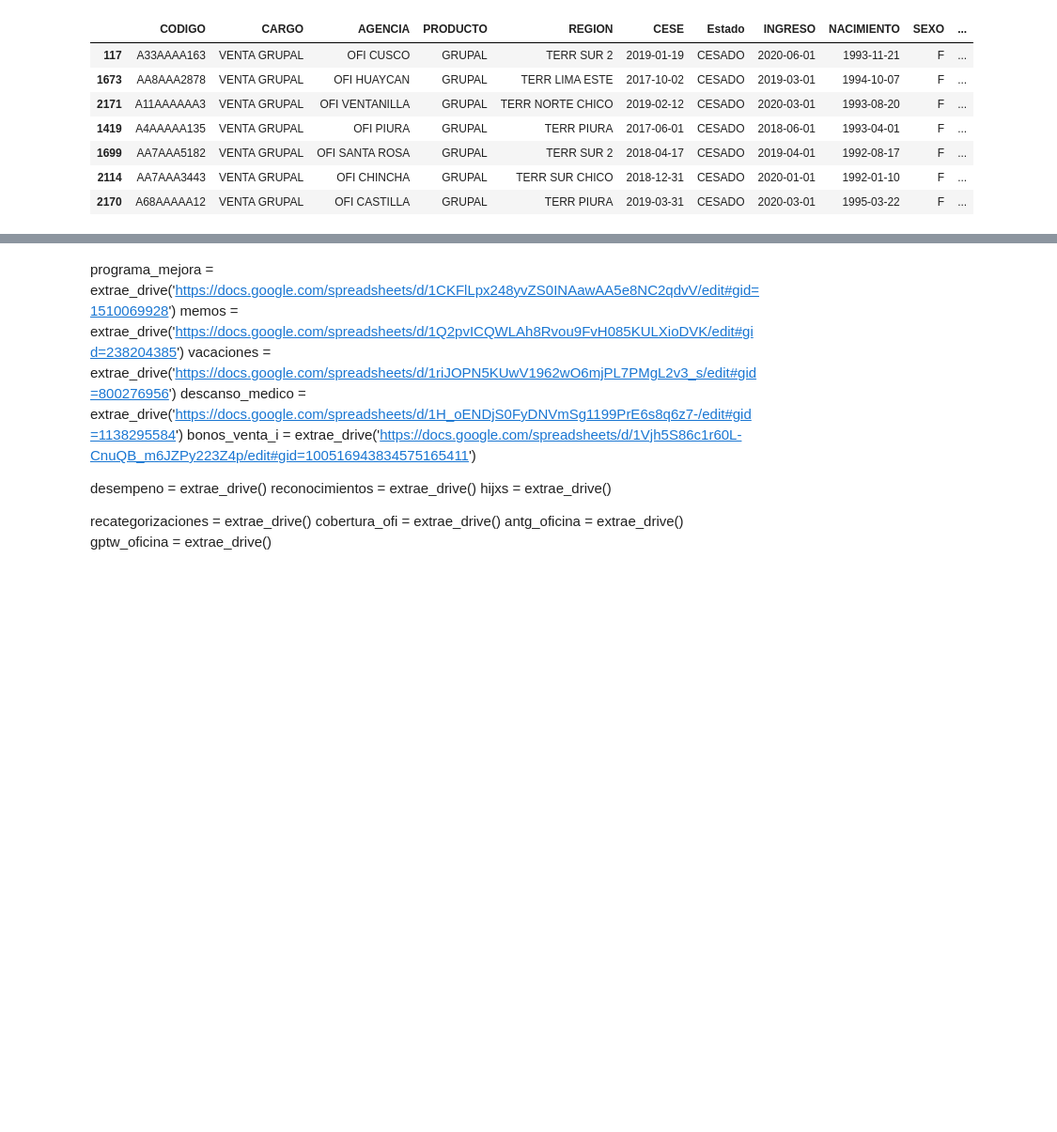
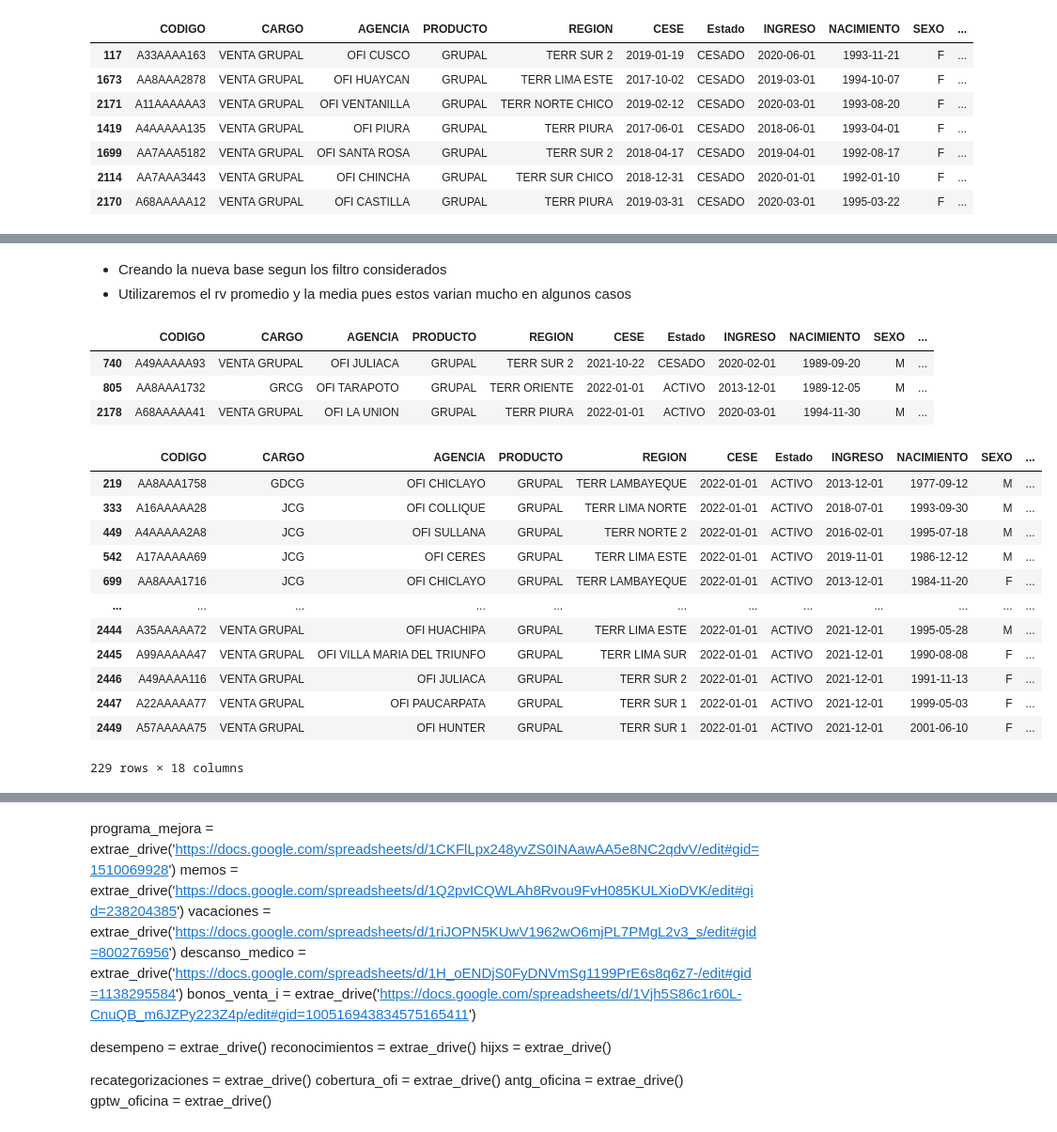
Before and after one commit to anamumaq/Proyecto_DS_CodigoFacilito, a Jupyter notebook: analisis_grupal.ipynb, the cells around one changed output, grey strips where cells are left out. Shown at 94% size. Cells and saved outputs as stored; diff of their text form; code cells hidden in the pictures; blank space fills up the shorter version.

Commit message:
bono variable

```diff
--- a/analisis_grupal.ipynb
+++ b/analisis_grupal.ipynb
@@ -219,3 +198,4 @@ datos_personales.sort_values(
 cod = df.query('antiguedad < 0')['CODIGO'].unique()
 df.loc[df['CODIGO'].isin(cod), 'CESE'] = '2021-01-01'
 df.loc[df['CODIGO'].isin(cod), 'Estado'] = 'ACTIVO'
+df['antiguedad'] = (((df['CESE'] - df['INGRESO']).dt.days)/30).round(0) #meses
@@ -251,0 +275,42 @@ bonos_venta.sample(5)
+# %% [markdown]
+* Creando la nueva base segun los filtro considerados
+* Utilizaremos el rv promedio y la media pues estos varian mucho en algunos casos
+# %%
+bonos_venta = bonos_venta.query(
+                'MES <= "2020-03-01" | MES >= "2020-10-01" '
+            ).groupby(
+                by = 'CODIGO',
+                as_index = False
+            ).agg(
+                rv_prom = ('RV', 'mean'),
+                rv_median = ('RV', 'median')
+            )
+# %%
+df.sample(3)
+# %% [output]
+|  | CODIGO | CARGO | AGENCIA | PRODUCTO | REGION | CESE | Estado | INGRESO | NACIMIENTO | SEXO | ... |
+| 740 | A49AAAAA93 | VENTA GRUPAL | OFI JULIACA | GRUPAL | TERR SUR 2 | 2021-10-22 | CESADO | 2020-02-01 | 1989-09-20 | M | ... |
+| 805 | AA8AAA1732 | GRCG | OFI TARAPOTO | GRUPAL | TERR ORIENTE | 2022-01-01 | ACTIVO | 2013-12-01 | 1989-12-05 | M | ... |
+| 2178 | A68AAAAA41 | VENTA GRUPAL | OFI LA UNION | GRUPAL | TERR PIURA | 2022-01-01 | ACTIVO | 2020-03-01 | 1994-11-30 | M | ... |
+# %%
+df = pd.merge(
+        df,
+        bonos_venta,
+        on = 'CODIGO',
+        how = 'left')
+# %%
+df[df['rv_prom_x'].isnull()]
+# %% [output]
+|  | CODIGO | CARGO | AGENCIA | PRODUCTO | REGION | CESE | Estado | INGRESO | NACIMIENTO | SEXO | ... |
+| 219 | AA8AAA1758 | GDCG | OFI CHICLAYO | GRUPAL | TERR LAMBAYEQUE | 2022-01-01 | ACTIVO | 2013-12-01 | 1977-09-12 | M | ... |
+| 333 | A16AAAAA28 | JCG | OFI COLLIQUE | GRUPAL | TERR LIMA NORTE | 2022-01-01 | ACTIVO | 2018-07-01 | 1993-09-30 | M | ... |
+| 449 | A4AAAAA2A8 | JCG | OFI SULLANA | GRUPAL | TERR NORTE 2 | 2022-01-01 | ACTIVO | 2016-02-01 | 1995-07-18 | M | ... |
+| 542 | A17AAAAA69 | JCG | OFI CERES | GRUPAL | TERR LIMA ESTE | 2022-01-01 | ACTIVO | 2019-11-01 | 1986-12-12 | M | ... |
+| 699 | AA8AAA1716 | JCG | OFI CHICLAYO | GRUPAL | TERR LAMBAYEQUE | 2022-01-01 | ACTIVO | 2013-12-01 | 1984-11-20 | F | ... |
+| ... | ... | ... | ... | ... | ... | ... | ... | ... | ... | ... | ... |
+| 2444 | A35AAAAA72 | VENTA GRUPAL | OFI HUACHIPA | GRUPAL | TERR LIMA ESTE | 2022-01-01 | ACTIVO | 2021-12-01 | 1995-05-28 | M | ... |
+| 2445 | A99AAAAA47 | VENTA GRUPAL | OFI VILLA MARIA DEL TRIUNFO | GRUPAL | TERR LIMA SUR | 2022-01-01 | ACTIVO | 2021-12-01 | 1990-08-08 | F | ... |
+| 2446 | A49AAAA116 | VENTA GRUPAL | OFI JULIACA | GRUPAL | TERR SUR 2 | 2022-01-01 | ACTIVO | 2021-12-01 | 1991-11-13 | F | ... |
+| 2447 | A22AAAAA77 | VENTA GRUPAL | OFI PAUCARPATA | GRUPAL | TERR SUR 1 | 2022-01-01 | ACTIVO | 2021-12-01 | 1999-05-03 | F | ... |
+| 2449 | A57AAAAA75 | VENTA GRUPAL | OFI HUNTER | GRUPAL | TERR SUR 1 | 2022-01-01 | ACTIVO | 2021-12-01 | 2001-06-10 | F | ... |
+229 rows × 18 columns
```
Also changed, not shown: parts of 10 cells of this notebook.
